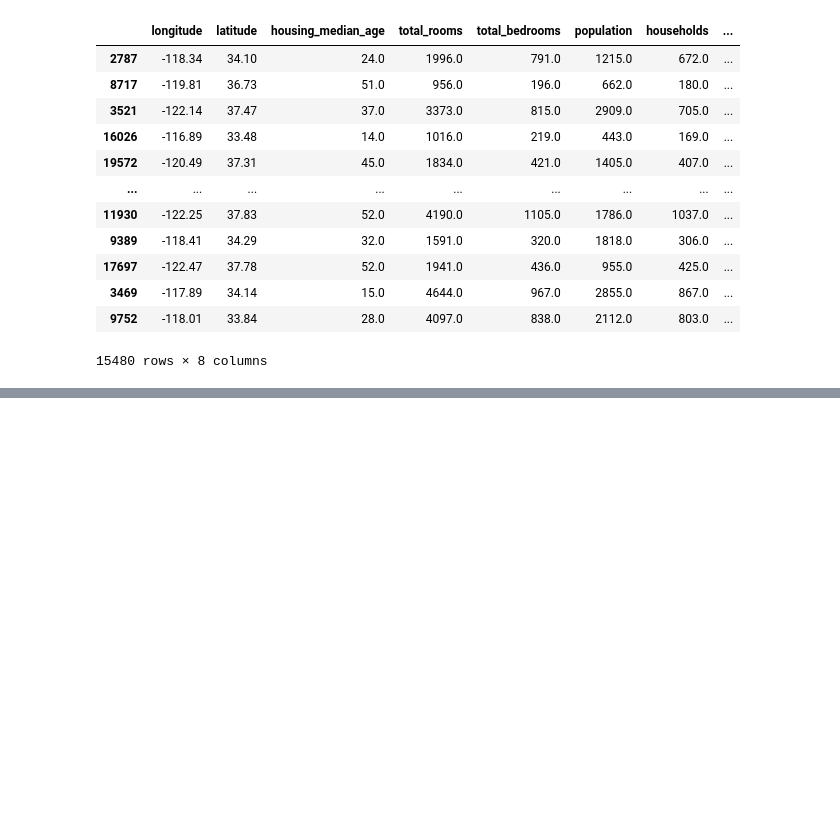
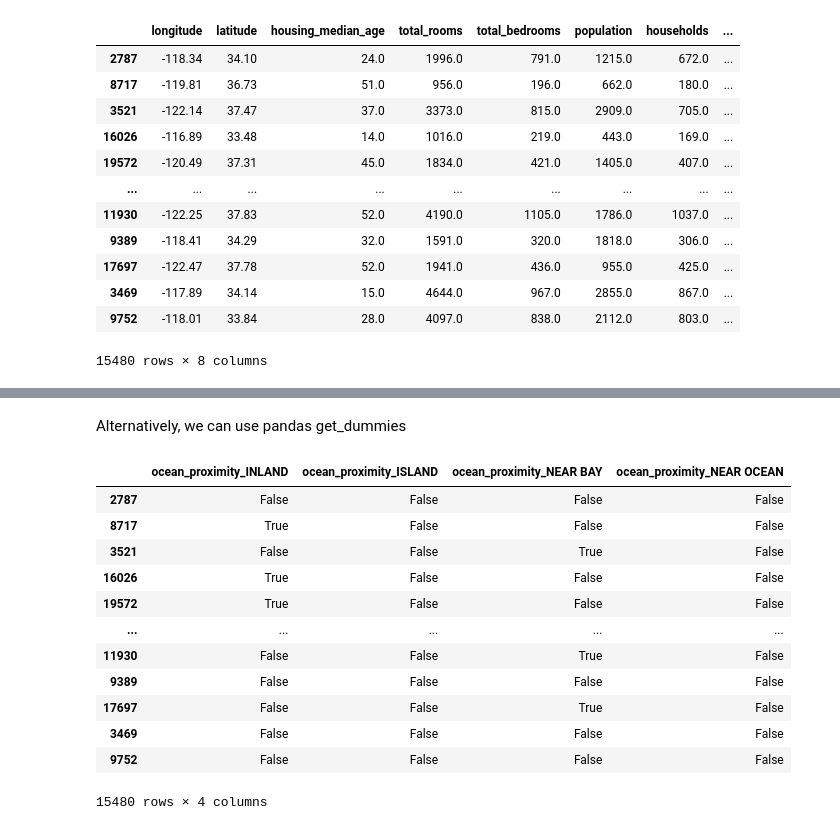
Before and after one commit to SDCaFlo/ML-HandsOn, a Jupyter notebook: Chapter 2/end-to-end.ipynb, the cells around one changed output, grey strips where cells are left out. Cells and saved outputs as stored; diff of their text form; code cells hidden in the pictures; blank space fills up the shorter version.

```diff
--- a/Chapter 2/end-to-end.ipynb
+++ b/Chapter 2/end-to-end.ipynb
@@ -455,0 +566,18 @@ pd.DataFrame(data= X, columns= housing_num.columns, index= housing_num.index)
+# %% [markdown]
+Alternatively, we can use pandas get_dummies
+# %%
+pd.get_dummies(housing_cat, drop_first=True)
+# %% [output]
+|  | ocean_proximity_INLAND | ocean_proximity_ISLAND | ocean_proximity_NEAR BAY | ocean_proximity_NEAR OCEAN |
+| 2787 | False | False | False | False |
+| 8717 | True | False | False | False |
+| 3521 | False | False | True | False |
+| 16026 | True | False | False | False |
+| 19572 | True | False | False | False |
+| ... | ... | ... | ... | ... |
+| 11930 | False | False | True | False |
+| 9389 | False | False | False | False |
+| 17697 | False | False | True | False |
+| 3469 | False | False | False | False |
+| 9752 | False | False | False | False |
+15480 rows × 4 columns
```
Also changed, not shown: parts of 23 cells of this notebook.
